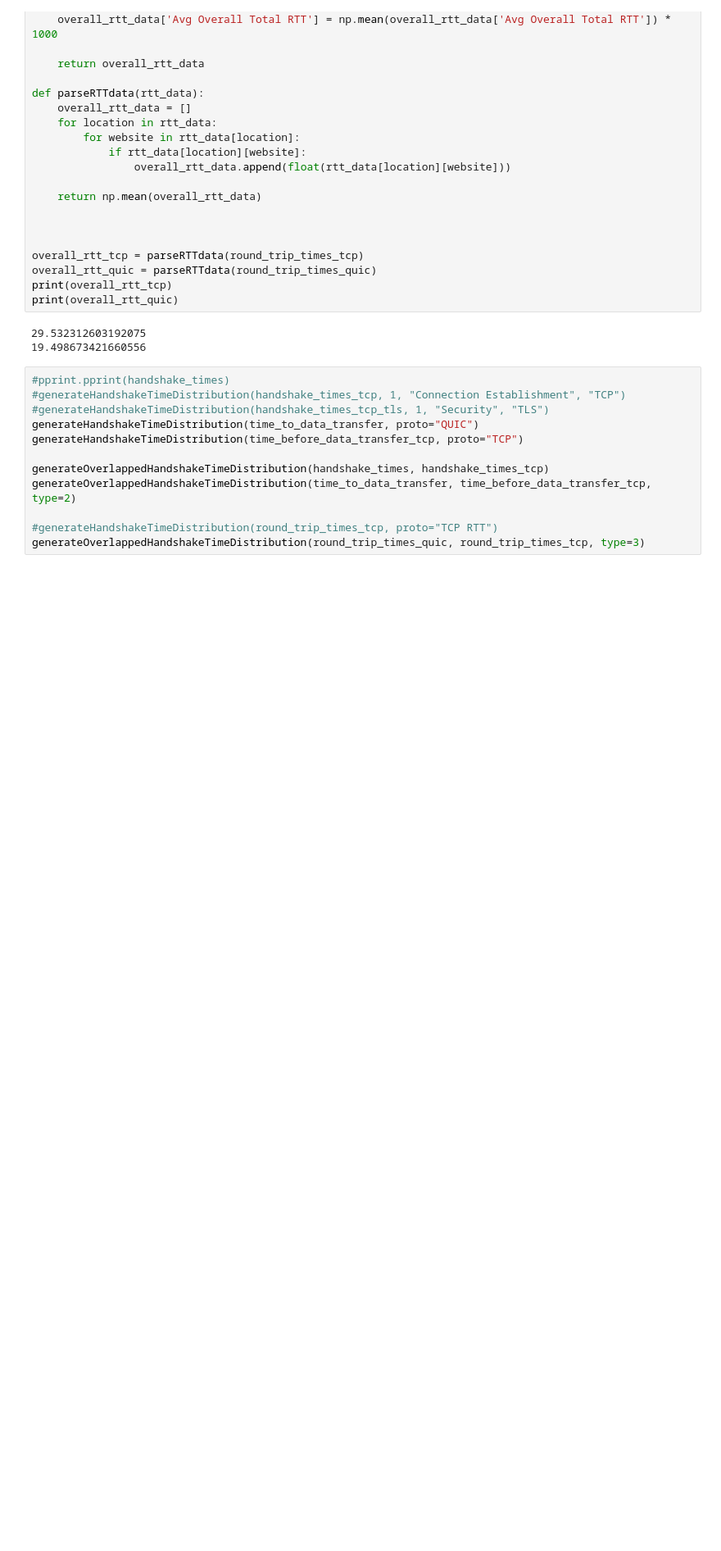
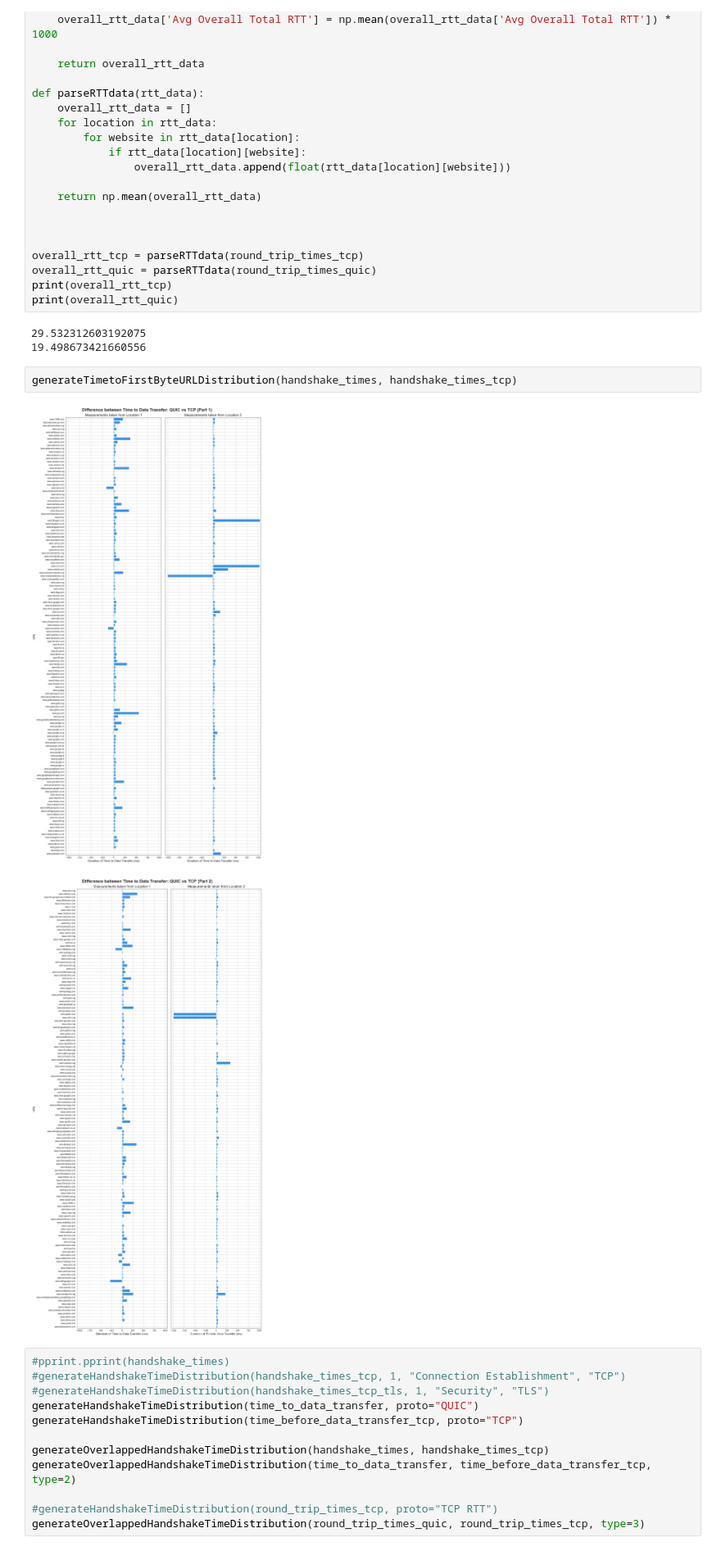
Before and after one commit to laradagata/l4project, a Jupyter notebook: src/main/data_analysis.ipynb, the cells around one changed output. Shown at 82% size. Cells and saved outputs as stored; diff of their text form; blank space fills up the shorter version.

Commit message:
Generated graphs from difference of TTFB

```diff
--- a/src/main/data_analysis.ipynb
+++ b/src/main/data_analysis.ipynb
@@ -766,6 +778,11 @@ print(overall_rtt_quic)
 # %% [output]
 29.532312603192075
 19.498673421660556
+# %%
+generateTimetoFirstByteURLDistribution(handshake_times, handshake_times_tcp)
+# %% [output]
+[figure, added]
+[figure, added]
 # %%
 #pprint.pprint(handshake_times)
 #generateHandshakeTimeDistribution(handshake_times_tcp, 1, "Connection Establishment", "TCP")
```
Also changed, not shown: parts of 4 cells of this notebook.
